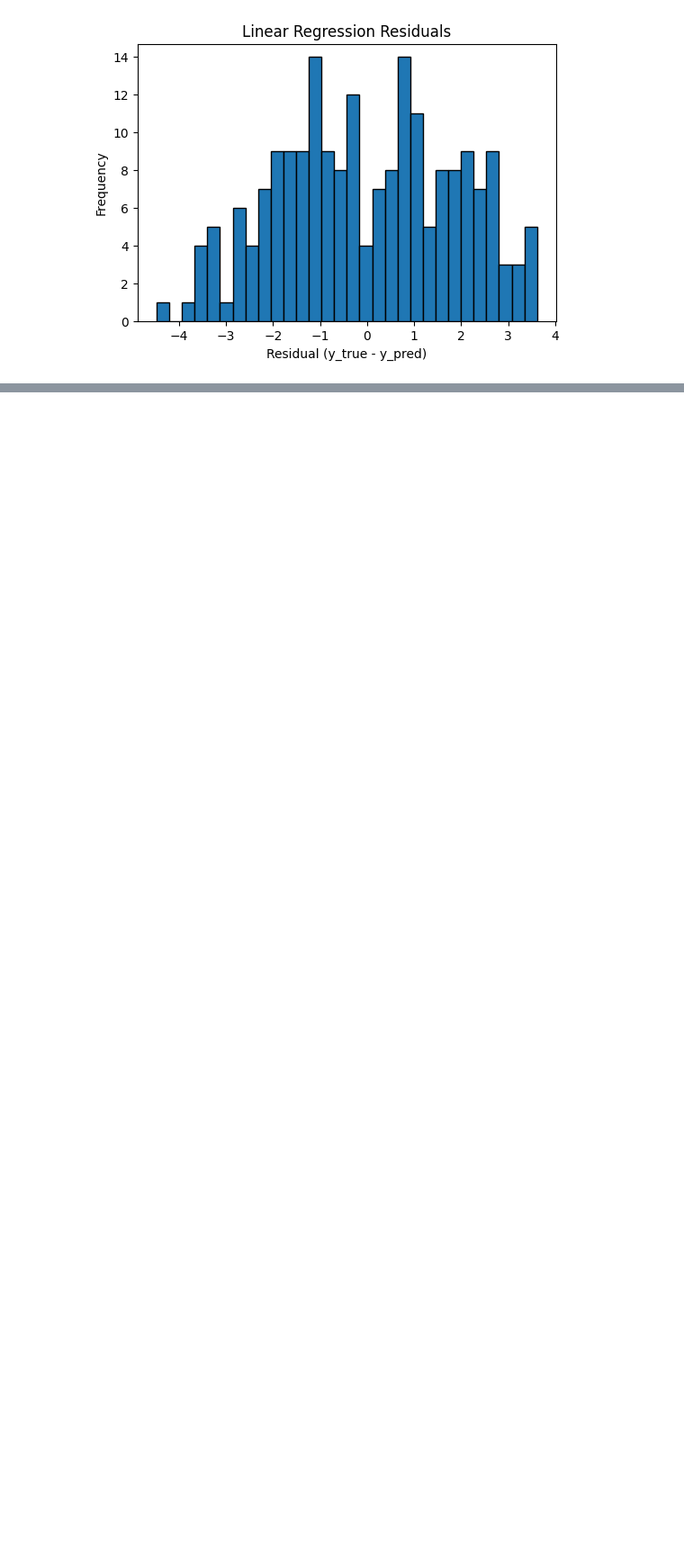
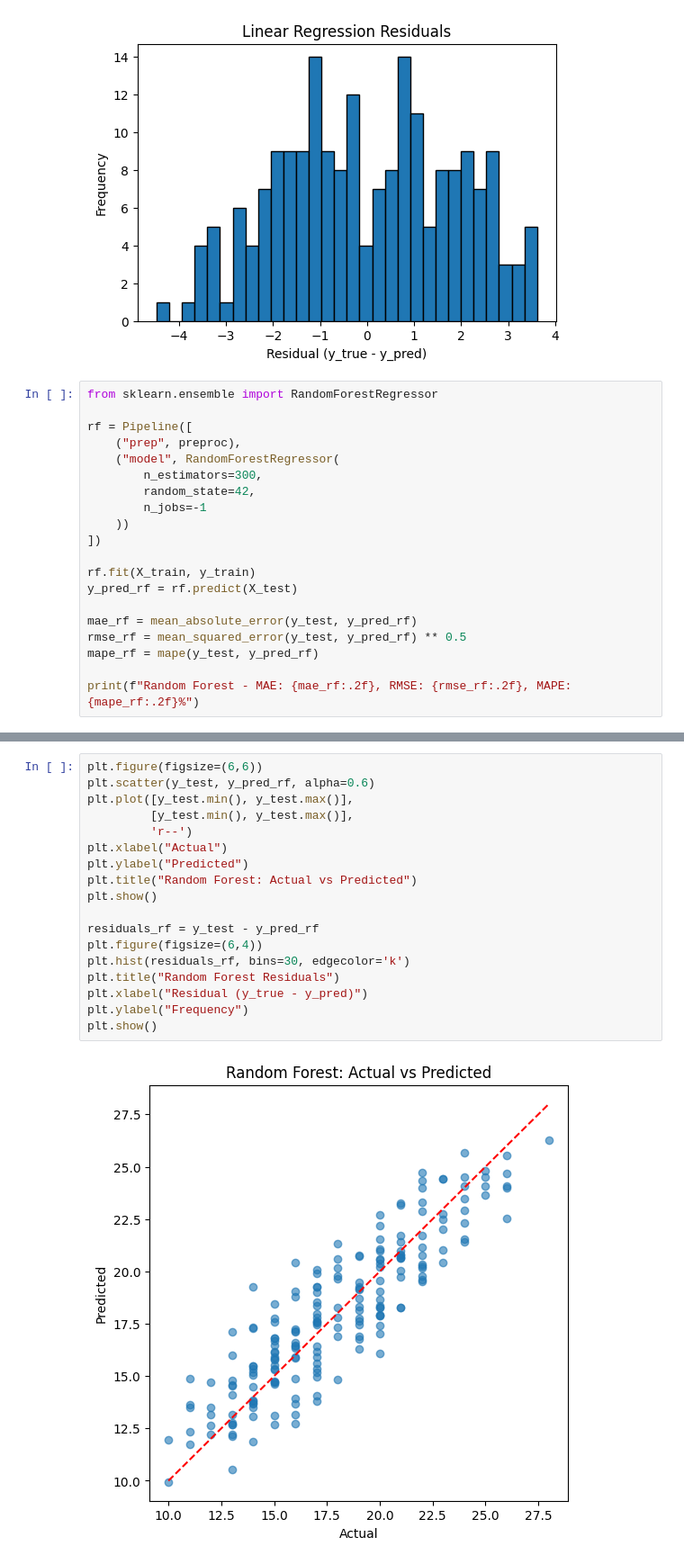
Before and after one commit to mirunadumitru/auction-bids-prediction, a Jupyter notebook: newProject/notebooks/01_eda_and_models.ipynb, the cells around one changed output, grey strips where cells are left out. Shown: that part at 90% size. Drawn from its saved outputs; the diff is of its cells as text; blank space fills up the shorter version.

Commit message:
Added Rest of training and comparisons + MD

```diff
--- a/newProject/notebooks/01_eda_and_models.ipynb
+++ b/newProject/notebooks/01_eda_and_models.ipynb
@@ -180,3 +180,23 @@ plt.show()
 # %% [output]
 [figure]
 [figure]
+# %%
+from sklearn.ensemble import RandomForestRegressor
+
+rf = Pipeline([
+    ("prep", preproc),
+    ("model", RandomForestRegressor(
+        n_estimators=300,
+        random_state=42,
+        n_jobs=-1
+    ))
+])
+
+rf.fit(X_train, y_train)
+y_pred_rf = rf.predict(X_test)
+
+mae_rf = mean_absolute_error(y_test, y_pred_rf)
+rmse_rf = mean_squared_error(y_test, y_pred_rf) ** 0.5
+mape_rf = mape(y_test, y_pred_rf)
+
+print(f"Random Forest - MAE: {mae_rf:.2f}, RMSE: {rmse_rf:.2f}, MAPE: {mape_rf:.2f}%")
@@ -182,0 +205,20 @@ plt.show()
+# %%
+plt.figure(figsize=(6,6))
+plt.scatter(y_test, y_pred_rf, alpha=0.6)
+plt.plot([y_test.min(), y_test.max()],
+         [y_test.min(), y_test.max()],
+         'r--')
+plt.xlabel("Actual")
+plt.ylabel("Predicted")
+plt.title("Random Forest: Actual vs Predicted")
+plt.show()
+
+residuals_rf = y_test - y_pred_rf
+plt.figure(figsize=(6,4))
+plt.hist(residuals_rf, bins=30, edgecolor='k')
+plt.title("Random Forest Residuals")
+plt.xlabel("Residual (y_true - y_pred)")
+plt.ylabel("Frequency")
+plt.show()
+# %% [output]
+[figure, added]
```
Also changed, not shown: parts of 15 cells of this notebook.
